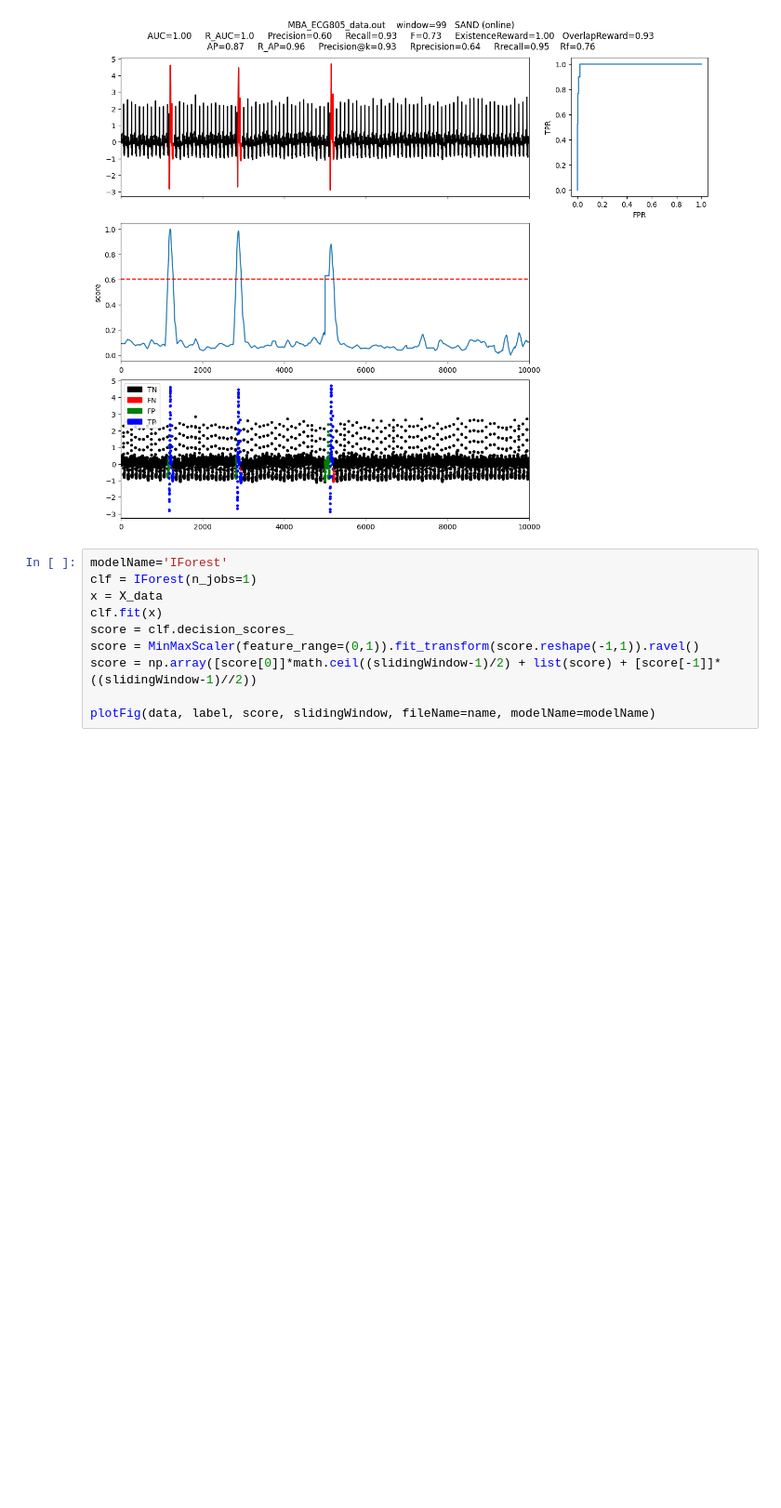
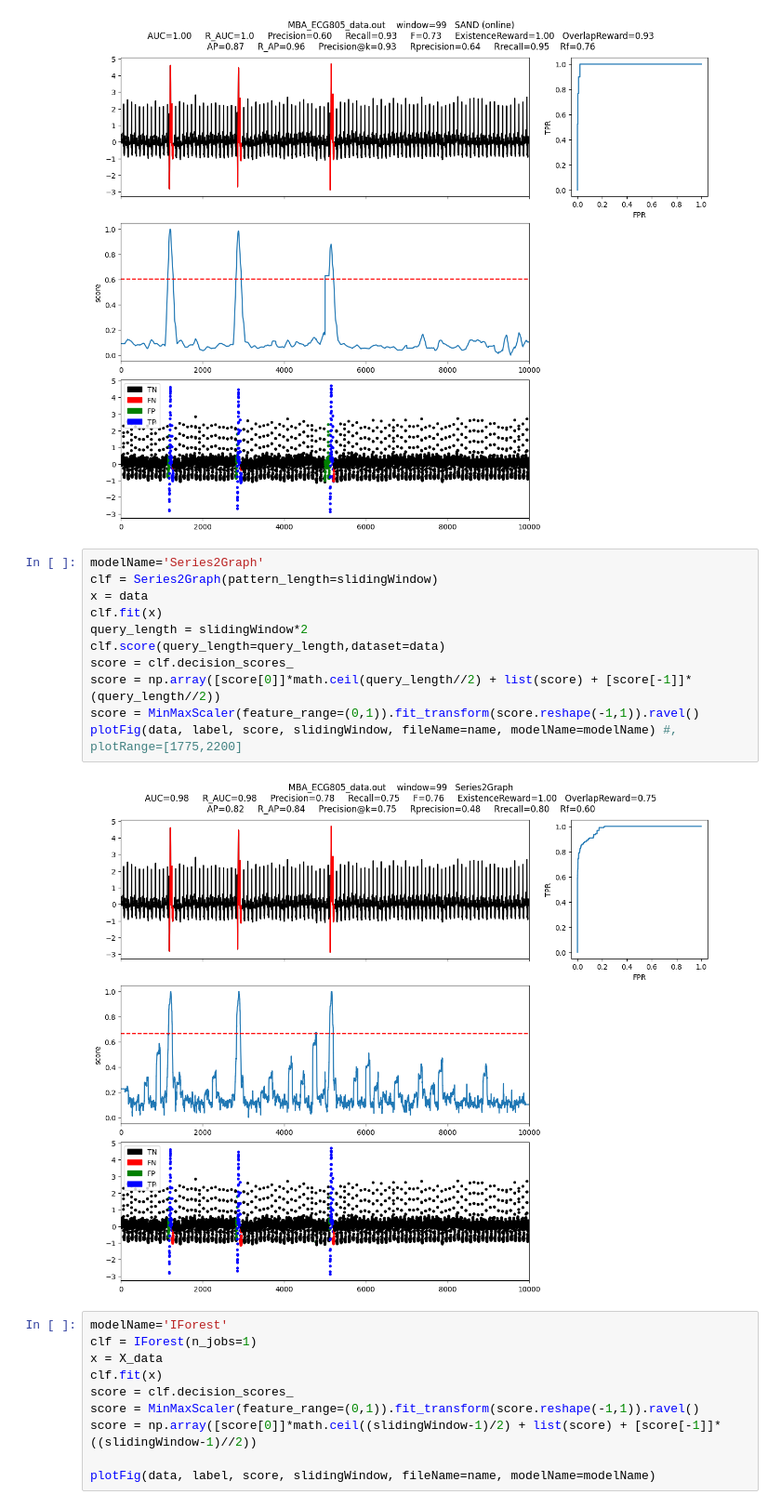
Before and after one commit to TheDatumOrg/TSB-UAD, a Jupyter notebook: example/notebooks/test_anomaly_detectors.ipynb, the cells around one changed output. Shown at 93% size. Cells and saved outputs as stored; diff of their text form; blank space fills up the shorter version.

Commit message:
adding series2graph

```diff
--- a/example/notebooks/test_anomaly_detectors.ipynb
+++ b/example/notebooks/test_anomaly_detectors.ipynb
@@ -101,6 +102,19 @@ plotFig(data, label, score, slidingWindow, fileName=name, modelName=modelName) #
 # %% [output]
 0-->5000-->7000-->9000-->[STOP]: score length 10000
 [figure]
+# %%
+modelName='Series2Graph'
+clf = Series2Graph(pattern_length=slidingWindow)
+x = data
+clf.fit(x)
+query_length = slidingWindow*2
+clf.score(query_length=query_length,dataset=data)
+score = clf.decision_scores_
+score = np.array([score[0]]*math.ceil(query_length//2) + list(score) + [score[-1]]*(query_length//2))
+score = MinMaxScaler(feature_range=(0,1)).fit_transform(score.reshape(-1,1)).ravel()
+plotFig(data, label, score, slidingWindow, fileName=name, modelName=modelName) #, plotRange=[1775,2200]
+# %% [output]
+[figure, added]
 # %%
 modelName='IForest'
 clf = IForest(n_jobs=1)
```
Also changed, not shown: parts of 2 cells of this notebook, 3 other files.
